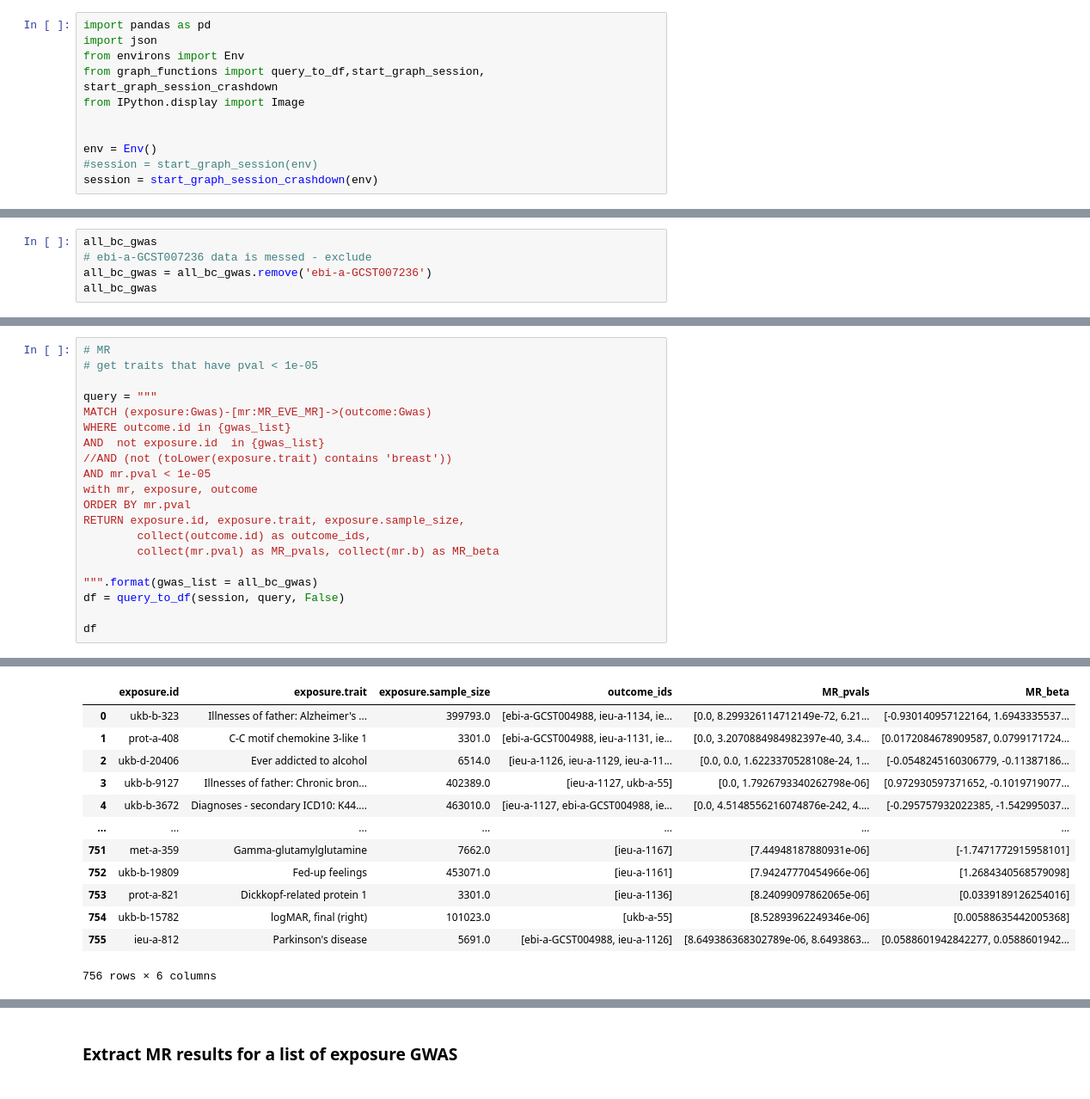
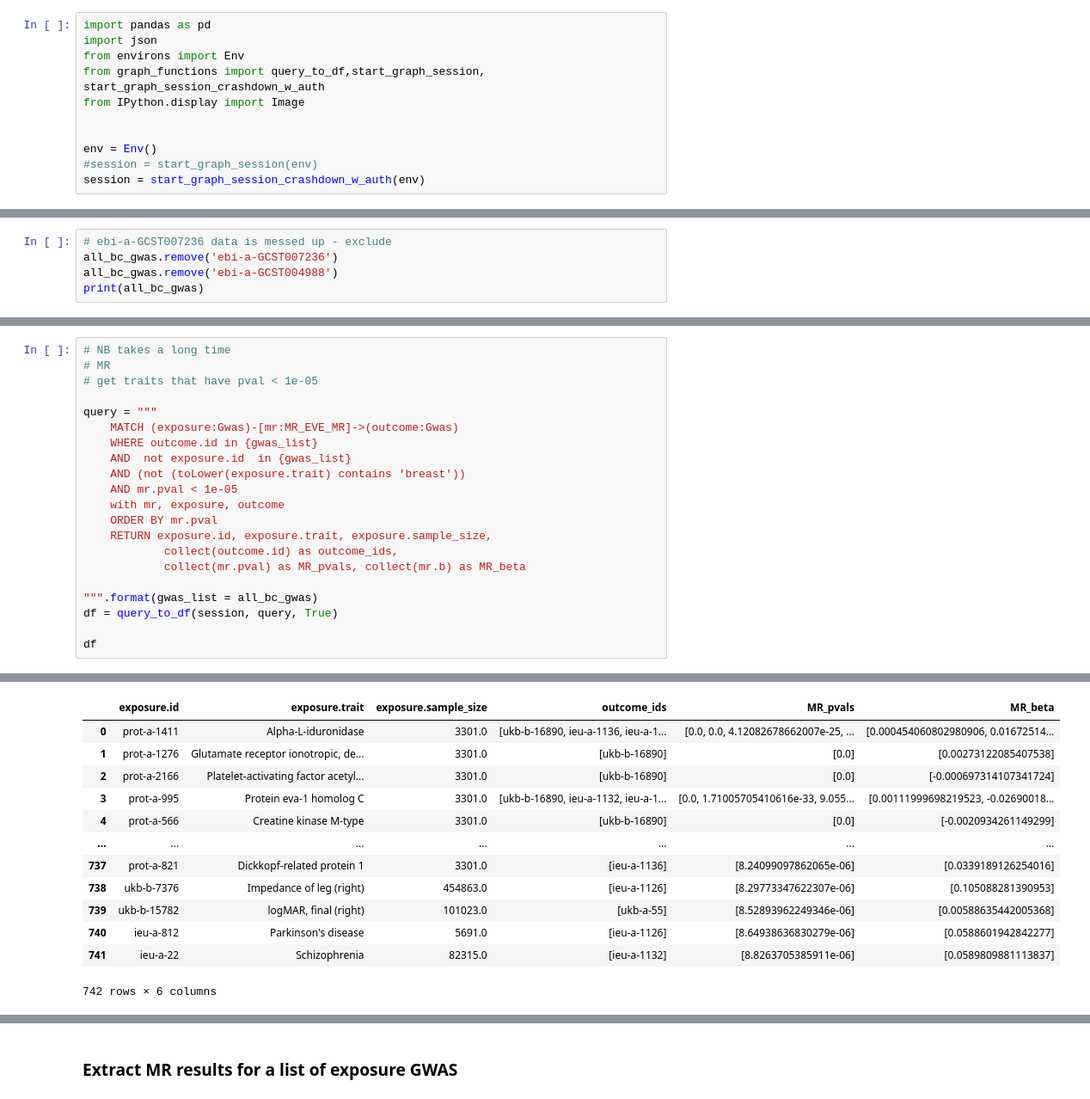
Before and after one commit to mvab/epigraphdb-breast-cancer, a Jupyter notebook: python/6_breast_cancer_gwas_mr.ipynb, the cells around one changed output, grey strips where cells are left out. Shown: that part at 86% size. Cells and saved outputs as stored; diff of their text form.

```diff
--- a/python/6_breast_cancer_gwas_mr.ipynb
+++ b/python/6_breast_cancer_gwas_mr.ipynb
@@ -2,11 +2,11 @@
 import pandas as pd
 import json
 from environs import Env
-from graph_functions import query_to_df,start_graph_session, start_graph_session_crashdown
+from graph_functions import query_to_df,start_graph_session, start_graph_session_crashdown_w_auth
 from IPython.display import Image
 
 
 env = Env()
 #session = start_graph_session(env)
-session = start_graph_session_crashdown(env)
+session = start_graph_session_crashdown_w_auth(env)
 # %% [output]
@@ -108,6 +128,6 @@ order by gwas.id,  gwas.author, N_case desc
 # %%
-all_bc_gwas
-# ebi-a-GCST007236 data is messed - exclude
-all_bc_gwas = all_bc_gwas.remove('ebi-a-GCST007236')
-all_bc_gwas
+# ebi-a-GCST007236 data is messed up - exclude
+all_bc_gwas.remove('ebi-a-GCST007236')
+all_bc_gwas.remove('ebi-a-GCST004988')
+print(all_bc_gwas)
 # %% [output]
@@ -167,21 +171,22 @@ RETURN exposure {.id, .trait}, outcome.id, mr {.b, .pval, .method, .selection, .
 # %%
+# NB takes a long time
 # MR
 # get traits that have pval < 1e-05
 
 query = """
-MATCH (exposure:Gwas)-[mr:MR_EVE_MR]->(outcome:Gwas)
-WHERE outcome.id in {gwas_list}
-AND  not exposure.id  in {gwas_list}
-//AND (not (toLower(exposure.trait) contains 'breast'))
-AND mr.pval < 1e-05
-with mr, exposure, outcome
-ORDER BY mr.pval
-RETURN exposure.id, exposure.trait, exposure.sample_size,
-        collect(outcome.id) as outcome_ids,
-        collect(mr.pval) as MR_pvals, collect(mr.b) as MR_beta
+    MATCH (exposure:Gwas)-[mr:MR_EVE_MR]->(outcome:Gwas)
+    WHERE outcome.id in {gwas_list}
+    AND  not exposure.id  in {gwas_list}
+    AND (not (toLower(exposure.trait) contains 'breast'))
+    AND mr.pval < 1e-05
+    with mr, exposure, outcome
+    ORDER BY mr.pval
+    RETURN exposure.id, exposure.trait, exposure.sample_size,
+            collect(outcome.id) as outcome_ids,
+            collect(mr.pval) as MR_pvals, collect(mr.b) as MR_beta
 
 """.format(gwas_list = all_bc_gwas)
-df = query_to_df(session, query, False)
+df = query_to_df(session, query, True)
 
 df
 # %% [output]
@@ -188,13 +203,13 @@ df
 |  | exposure.id | exposure.trait | exposure.sample_size | outcome_ids | MR_pvals | MR_beta |
-| 0 | ukb-b-323 | Illnesses of father: Alzheimer's ... | 399793.0 | [ebi-a-GCST004988, ieu-a-1134, ie... | [0.0, 8.299326114712149e-72, 6.21... | [-0.930140957122164, 1.6943335537... |
-| 1 | prot-a-408 | C-C motif chemokine 3-like 1 | 3301.0 | [ebi-a-GCST004988, ieu-a-1131, ie... | [0.0, 3.2070884984982397e-40, 3.4... | [0.0172084678909587, 0.0799171724... |
-| 2 | ukb-d-20406 | Ever addicted to alcohol | 6514.0 | [ieu-a-1126, ieu-a-1129, ieu-a-11... | [0.0, 0.0, 1.6223370528108e-24, 1... | [-0.0548245160306779, -0.11387186... |
-| 3 | ukb-b-9127 | Illnesses of father: Chronic bron... | 402389.0 | [ieu-a-1127, ukb-a-55] | [0.0, 1.7926793340262798e-06] | [0.972930597371652, -0.1019719077... |
-| 4 | ukb-b-3672 | Diagnoses - secondary ICD10: K44.... | 463010.0 | [ieu-a-1127, ebi-a-GCST004988, ie... | [0.0, 4.5148556216074876e-242, 4.... | [-0.295757932022385, -1.542995037... |
+| 0 | prot-a-1411 | Alpha-L-iduronidase | 3301.0 | [ukb-b-16890, ieu-a-1136, ieu-a-1... | [0.0, 0.0, 4.12082678662007e-25, ... | [0.000454060802980906, 0.01672514... |
+| 1 | prot-a-1276 | Glutamate receptor ionotropic, de... | 3301.0 | [ukb-b-16890] | [0.0] | [0.00273122085407538] |
+| 2 | prot-a-2166 | Platelet-activating factor acetyl... | 3301.0 | [ukb-b-16890] | [0.0] | [-0.000697314107341724] |
+| 3 | prot-a-995 | Protein eva-1 homolog C | 3301.0 | [ukb-b-16890, ieu-a-1132, ieu-a-1... | [0.0, 1.71005705410616e-33, 9.055... | [0.00111999698219523, -0.02690018... |
+| 4 | prot-a-566 | Creatine kinase M-type | 3301.0 | [ukb-b-16890] | [0.0] | [-0.0020934261149299] |
 | ... | ... | ... | ... | ... | ... | ... |
-| 751 | met-a-359 | Gamma-glutamylglutamine | 7662.0 | [ieu-a-1167] | [7.44948187880931e-06] | [-1.7471772915958101] |
-| 752 | ukb-b-19809 | Fed-up feelings | 453071.0 | [ieu-a-1161] | [7.94247770454966e-06] | [1.2684340568579098] |
-| 753 | prot-a-821 | Dickkopf-related protein 1 | 3301.0 | [ieu-a-1136] | [8.24099097862065e-06] | [0.0339189126254016] |
-| 754 | ukb-b-15782 | logMAR, final (right) | 101023.0 | [ukb-a-55] | [8.52893962249346e-06] | [0.00588635442005368] |
-| 755 | ieu-a-812 | Parkinson's disease | 5691.0 | [ebi-a-GCST004988, ieu-a-1126] | [8.649386368302789e-06, 8.6493863... | [0.0588601942842277, 0.0588601942... |
+| 737 | prot-a-821 | Dickkopf-related protein 1 | 3301.0 | [ieu-a-1136] | [8.24099097862065e-06] | [0.0339189126254016] |
+| 738 | ukb-b-7376 | Impedance of leg (right) | 454863.0 | [ieu-a-1126] | [8.29773347622307e-06] | [0.105088281390953] |
+| 739 | ukb-b-15782 | logMAR, final (right) | 101023.0 | [ukb-a-55] | [8.52893962249346e-06] | [0.00588635442005368] |
+| 740 | ieu-a-812 | Parkinson's disease | 5691.0 | [ieu-a-1126] | [8.64938636830279e-06] | [0.0588601942842277] |
+| 741 | ieu-a-22 | Schizophrenia | 82315.0 | [ieu-a-1132] | [8.8263705385911e-06] | [0.0589809881113837] |
-756 rows × 6 columns
+742 rows × 6 columns
```
Also changed, not shown: parts of 19 cells of this notebook.
